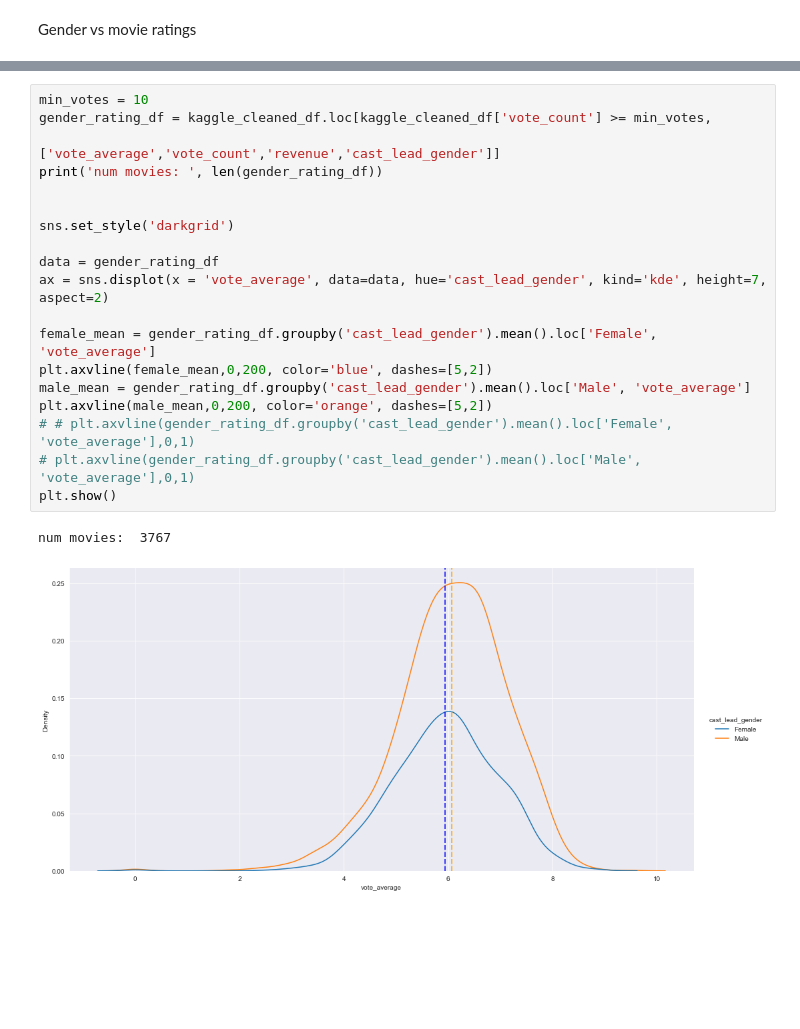
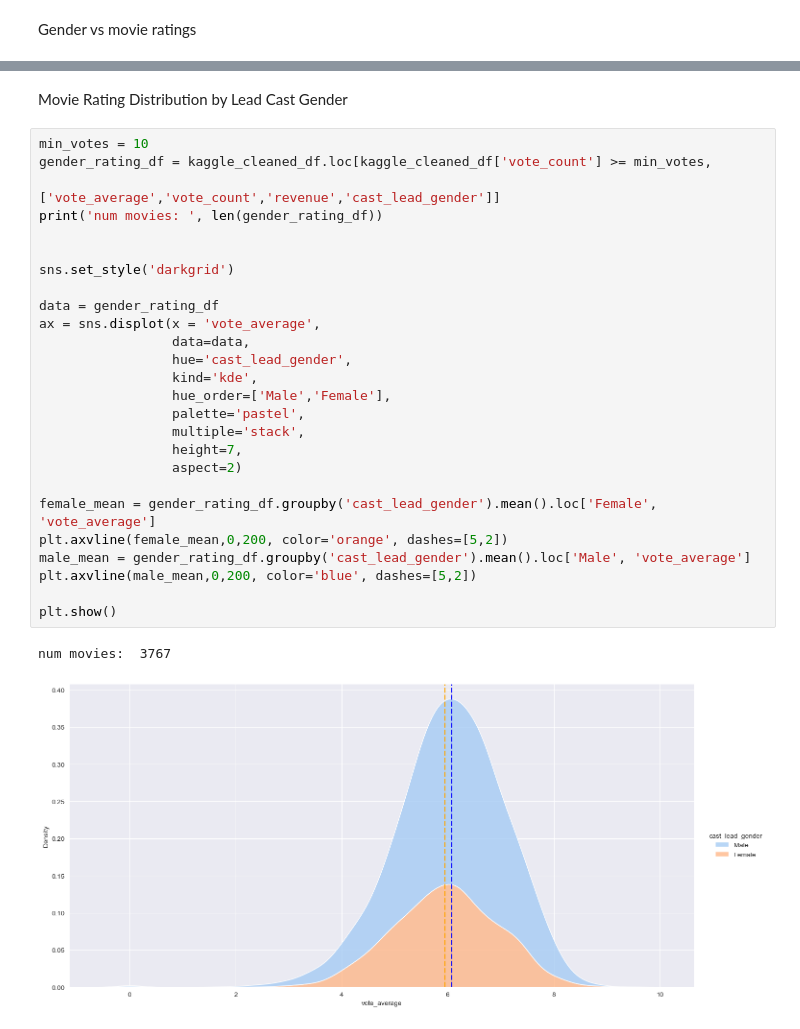
Before and after one commit to alexanderdaffara/Movies_Insights_EDA, a Jupyter notebook: Alex-Notebook.ipynb, the cells around one changed output, grey strips where cells are left out. Drawn from its saved outputs; the diff is of its cells as text; blank space fills up the shorter version.

```diff
--- a/Alex-Notebook.ipynb
+++ b/Alex-Notebook.ipynb
@@ -835,22 +727,31 @@ num movies  3767
+# %% [markdown]
+Movie Rating Distribution by Lead Cast Gender
 # %%
 min_votes = 10
 gender_rating_df = kaggle_cleaned_df.loc[kaggle_cleaned_df['vote_count'] >= min_votes,
                                          ['vote_average','vote_count','revenue','cast_lead_gender']]
 print('num movies: ', len(gender_rating_df))
 
 
 sns.set_style('darkgrid')
 
 data = gender_rating_df
-ax = sns.displot(x = 'vote_average', data=data, hue='cast_lead_gender', kind='kde', height=7, aspect=2)
+ax = sns.displot(x = 'vote_average',
+                 data=data,
+                 hue='cast_lead_gender',
+                 kind='kde',
+                 hue_order=['Male','Female'],
+                 palette='pastel',
+                 multiple='stack',
+                 height=7,
+                 aspect=2)
 
 female_mean = gender_rating_df.groupby('cast_lead_gender').mean().loc['Female', 'vote_average']
-plt.axvline(female_mean,0,200, color='blue', dashes=[5,2])
+plt.axvline(female_mean,0,200, color='orange', dashes=[5,2])
 male_mean = gender_rating_df.groupby('cast_lead_gender').mean().loc['Male', 'vote_average']
-plt.axvline(male_mean,0,200, color='orange', dashes=[5,2])
-# # plt.axvline(gender_rating_df.groupby('cast_lead_gender').mean().loc['Female', 'vote_average'],0,1)
-# plt.axvline(gender_rating_df.groupby('cast_lead_gender').mean().loc['Male', 'vote_average'],0,1)
+plt.axvline(male_mean,0,200, color='blue', dashes=[5,2])
+
 plt.show()
 # %% [output]
 num movies:  3767
-[figure, old version]
+[figure, new version]
```
Also changed, not shown: parts of 35 cells of this notebook.
